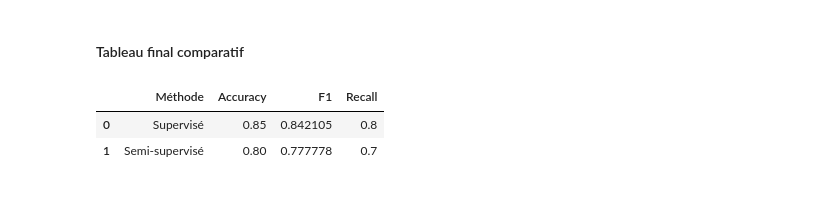
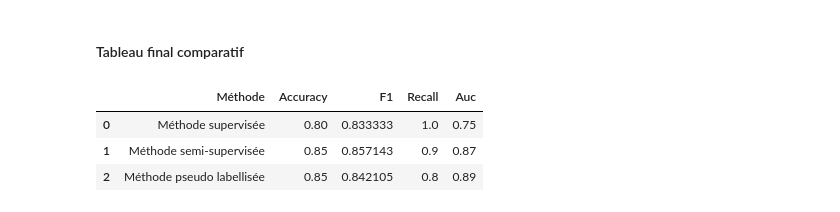
Before and after one commit to SCFlorian/Apprentissage_semi_supervise, a Jupyter notebook: notebooks/notebook_4_modelisation_semi_supervisee.ipynb, the cells around one changed output. Cells and saved outputs as stored; diff of their text form; code cells hidden in the pictures.

```diff
--- a/notebooks/notebook_4_modelisation_semi_supervisee.ipynb
+++ b/notebooks/notebook_4_modelisation_semi_supervisee.ipynb
@@ -371,22 +453,33 @@ def finetune(model, loader, epochs=5, lr=5e-5):
 def evaluate(model, loader):
     model.eval()
 
+    # probabilités
+    probs = []
+    # classes 0/1
     preds = []
+    # y vrais
     truths = []
 
-    with torch.no_grad():  # Pas de gradient en test
+    with torch.no_grad():
         for X, y in loader:
+            X = X.to(device)
 
-            X = X.to(device)
-            pred = model(X).cpu().numpy()     # Sortie du modèle
-            pred = (pred > 0.5).astype(int)   # Prob → classe (0/1)
+            # Le modèle renvoie des probabilités
+            out = model(X).cpu().numpy().flatten()
 
-            preds.extend(pred.flatten().tolist())
+            # On les garde pour AUC
+            probs.extend(out.tolist())
+
+            # On applique le seuil pour les métriques discrètes
+            pred = (out >= 0.5).astype(int)
+            preds.extend(pred.tolist())
+
             truths.extend(y.numpy().astype(int).tolist())
 
     acc = accuracy_score(truths, preds)
     f1 = f1_score(truths, preds)
     rec = recall_score(truths, preds)
+    auc = roc_auc_score(truths, probs)
 
-    return acc, f1, rec
+    return acc, f1, rec, preds, truths, auc
 # %% [markdown]
@@ -394,5 +487,5 @@ def evaluate(model, loader):
 # %%
 model_sup = SimpleCNN()
-model_sup, losses_sup = train_supervised(model_sup, loader_sup)
-acc_sup, f1_sup, rec_sup = evaluate(model_sup, loader_test)
+model_sup, losses_sup = train_supervised(model_sup, loader_sup_train, loader_sup_val)
+acc_sup, f1_sup, rec_sup, preds_sup, truths_sup, auc_sup = evaluate(model_sup, loader_test)
 # %% [output]
@@ -408,0 +513,4 @@ acc_sup, f1_sup, rec_sup = evaluate(model_sup, loader_test)
+# %%
+model_pseudo = SimpleCNN()
+model_pseudo = pretrain_pseudo(model_pseudo, loader_pseudo)
+acc_pseudo, f1_pseudo, rec_pseudo, preds_pseudo, truths_pseudo, auc_pseudo = evaluate(model_pseudo, loader_test)
@@ -411,6 +525,6 @@ acc_sup, f1_sup, rec_sup = evaluate(model_sup, loader_test)
 # %%
 model_semi = SimpleCNN()
 model_semi = pretrain_pseudo(model_semi, loader_pseudo)
-model_semi = finetune(model_semi, loader_ft)
-acc_semi, f1_semi, rec_semi = evaluate(model_semi, loader_test)
+model_semi, _ = train_supervised(model_semi, loader_sup_train, loader_sup_val)
+acc_semi, f1_semi, rec_semi, preds_semi, truths_semi, auc_semi = evaluate(model_semi, loader_test)
 # %% [output]
@@ -433,14 +547,16 @@ acc_semi, f1_semi, rec_semi = evaluate(model_semi, loader_test)
 #### Tableau final comparatif
 # %%
 df_results = pd.DataFrame({
-    "Méthode": ["Supervisé", "Semi-supervisé"],
-    "Accuracy": [acc_sup, acc_semi],
-    "F1": [f1_sup, f1_semi],
-    "Recall": [rec_sup, rec_semi]
+    "Méthode": ["Méthode supervisée", "Méthode semi-supervisée", "Méthode pseudo labellisée"],
+    "Accuracy": [acc_sup, acc_semi, acc_pseudo],
+    "F1": [f1_sup, f1_semi, f1_pseudo],
+    "Recall": [rec_sup, rec_semi, rec_pseudo],
+    "Auc": [auc_sup, auc_semi, auc_pseudo]
 })
 
 df_results
 # %% [output]
-|  | Méthode | Accuracy | F1 | Recall |
-| 0 | Supervisé | 0.85 | 0.842105 | 0.8 |
-| 1 | Semi-supervisé | 0.80 | 0.777778 | 0.7 |
+|  | Méthode | Accuracy | F1 | Recall | Auc |
+| 0 | Méthode supervisée | 0.80 | 0.833333 | 1.0 | 0.75 |
+| 1 | Méthode semi-supervisée | 0.85 | 0.857143 | 0.9 | 0.87 |
+| 2 | Méthode pseudo labellisée | 0.85 | 0.842105 | 0.8 | 0.89 |
```
Also changed, not shown: parts of 29 cells of this notebook.
